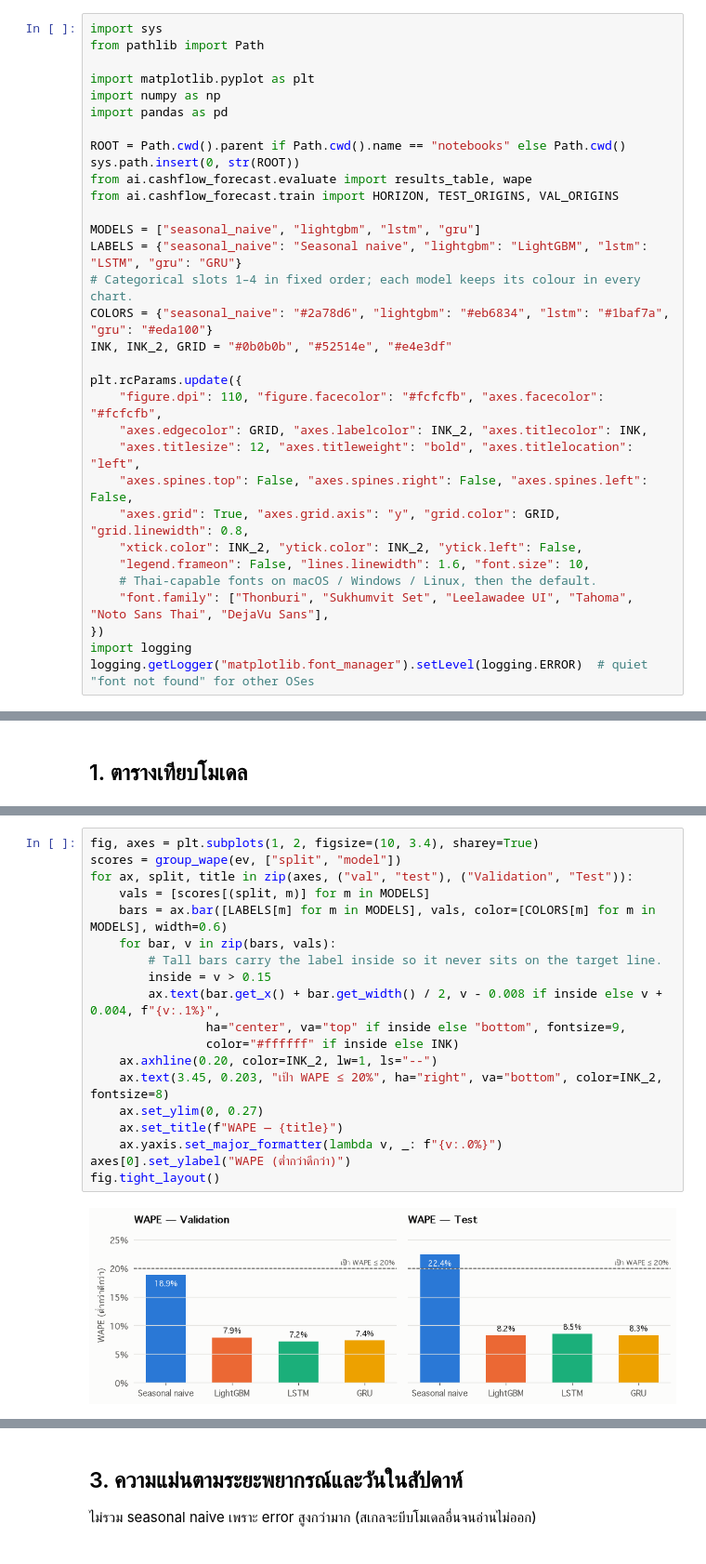
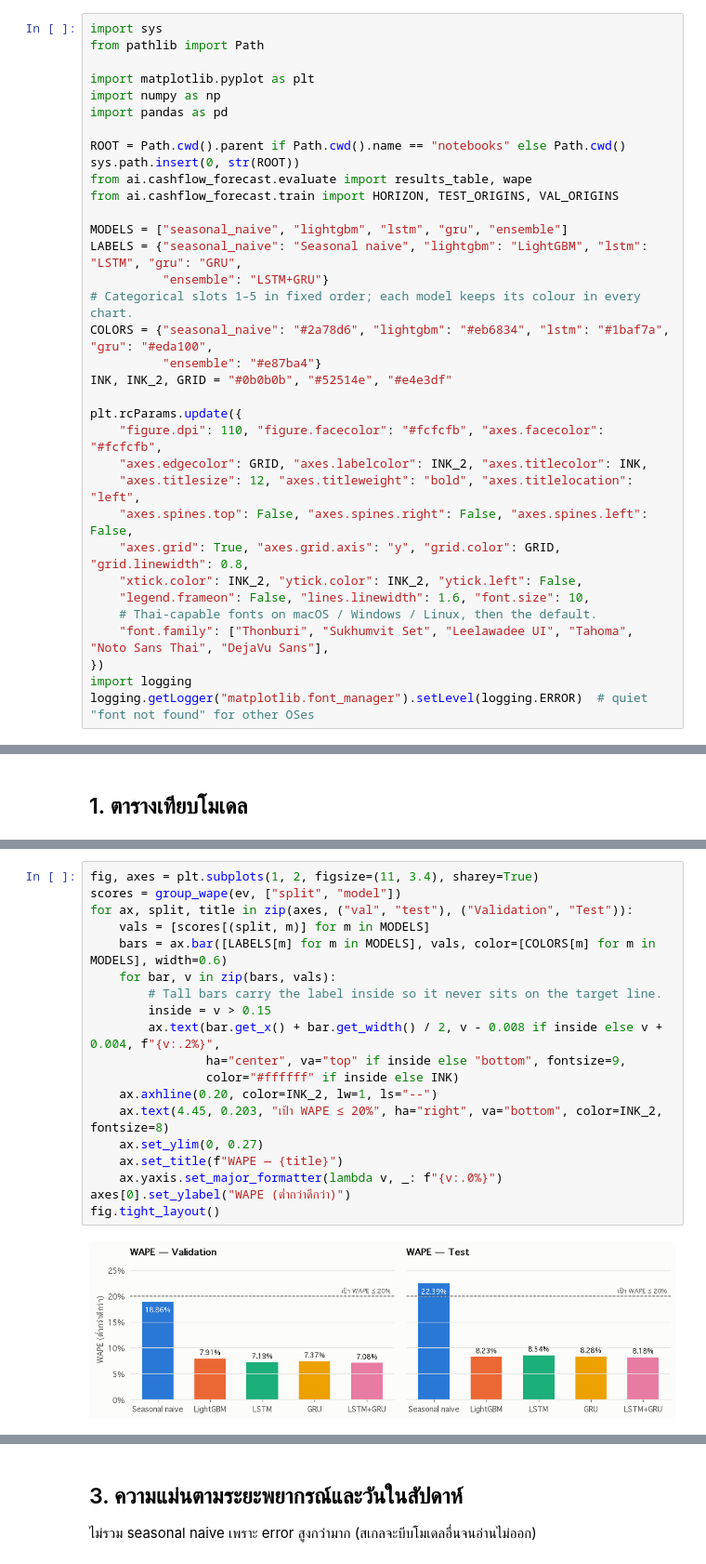
Before and after one commit to pls2s/MFP-Merchant-Financial-Passport, a Jupyter notebook: notebooks/forecast_results.ipynb, the cells around one changed output, grey strips where cells are left out. Shown at 93% size. Cells and saved outputs as stored; diff of their text form.

```diff
--- a/notebooks/forecast_results.ipynb
+++ b/notebooks/forecast_results.ipynb
@@ -18,10 +18,12 @@ sys.path.insert(0, str(ROOT))
 from ai.cashflow_forecast.evaluate import results_table, wape
 from ai.cashflow_forecast.train import HORIZON, TEST_ORIGINS, VAL_ORIGINS
 
-MODELS = ["seasonal_naive", "lightgbm", "lstm", "gru"]
-LABELS = {"seasonal_naive": "Seasonal naive", "lightgbm": "LightGBM", "lstm": "LSTM", "gru": "GRU"}
-# Categorical slots 1–4 in fixed order; each model keeps its colour in every chart.
-COLORS = {"seasonal_naive": "#2a78d6", "lightgbm": "#eb6834", "lstm": "#1baf7a", "gru": "#eda100"}
+MODELS = ["seasonal_naive", "lightgbm", "lstm", "gru", "ensemble"]
+LABELS = {"seasonal_naive": "Seasonal naive", "lightgbm": "LightGBM", "lstm": "LSTM", "gru": "GRU",
+          "ensemble": "LSTM+GRU"}
+# Categorical slots 1–5 in fixed order; each model keeps its colour in every chart.
+COLORS = {"seasonal_naive": "#2a78d6", "lightgbm": "#eb6834", "lstm": "#1baf7a", "gru": "#eda100",
+          "ensemble": "#e87ba4"}
 INK, INK_2, GRID = "#0b0b0b", "#52514e", "#e4e3df"
 
 plt.rcParams.update({
@@ -79,24 +83,24 @@ table.style.format({"wape": "{:.2%}", "mae": "{:,.0f}", "rmse": "{:,.0f}", "n_da
 # %%
-fig, axes = plt.subplots(1, 2, figsize=(10, 3.4), sharey=True)
+fig, axes = plt.subplots(1, 2, figsize=(11, 3.4), sharey=True)
 scores = group_wape(ev, ["split", "model"])
 for ax, split, title in zip(axes, ("val", "test"), ("Validation", "Test")):
     vals = [scores[(split, m)] for m in MODELS]
     bars = ax.bar([LABELS[m] for m in MODELS], vals, color=[COLORS[m] for m in MODELS], width=0.6)
     for bar, v in zip(bars, vals):
         # Tall bars carry the label inside so it never sits on the target line.
         inside = v > 0.15
-        ax.text(bar.get_x() + bar.get_width() / 2, v - 0.008 if inside else v + 0.004, f"{v:.1%}",
+        ax.text(bar.get_x() + bar.get_width() / 2, v - 0.008 if inside else v + 0.004, f"{v:.2%}",
                 ha="center", va="top" if inside else "bottom", fontsize=9,
                 color="#ffffff" if inside else INK)
     ax.axhline(0.20, color=INK_2, lw=1, ls="--")
-    ax.text(3.45, 0.203, "เป้า WAPE ≤ 20%", ha="right", va="bottom", color=INK_2, fontsize=8)
+    ax.text(4.45, 0.203, "เป้า WAPE ≤ 20%", ha="right", va="bottom", color=INK_2, fontsize=8)
     ax.set_ylim(0, 0.27)
     ax.set_title(f"WAPE — {title}")
     ax.yaxis.set_major_formatter(lambda v, _: f"{v:.0%}")
 axes[0].set_ylabel("WAPE (ต่ำกว่าดีกว่า)")
 fig.tight_layout()
 # %% [output]
-[figure, old version]
+[figure, new version]
 # %% [markdown]
 ## 2. ยอดขายจริง เทียบค่าพยากรณ์ (ช่วง Test)
 
```
Also changed, not shown: parts of 8 cells of this notebook, 4 other files.
